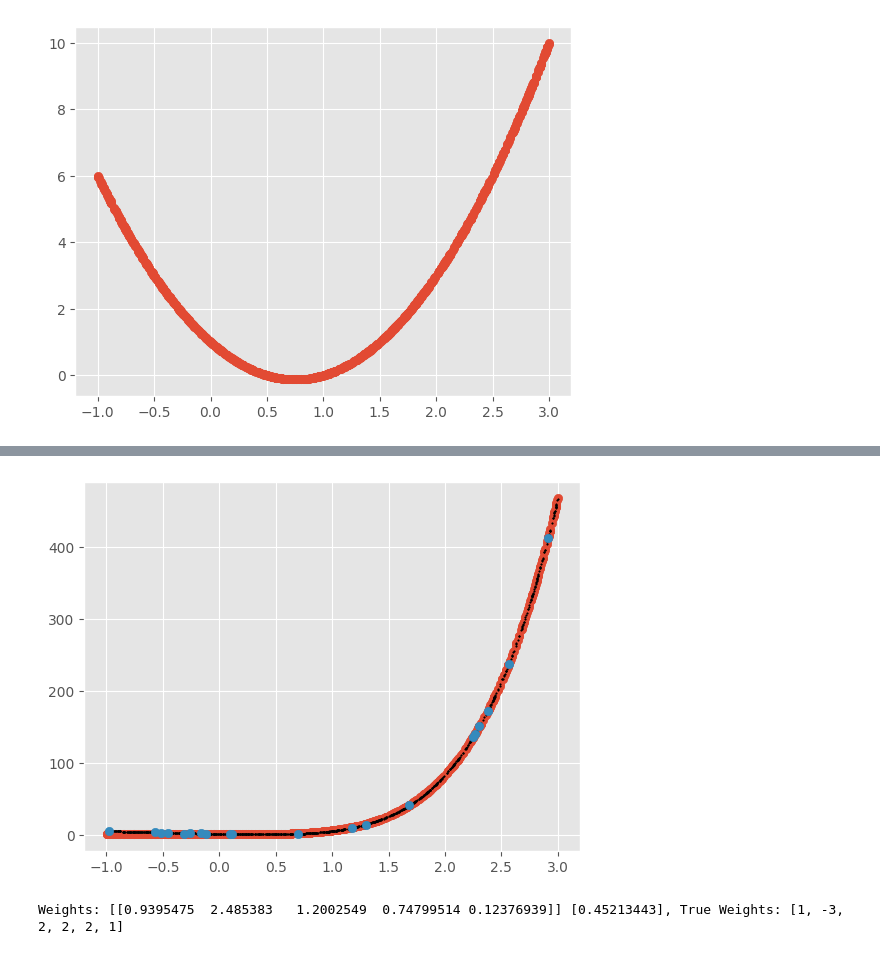
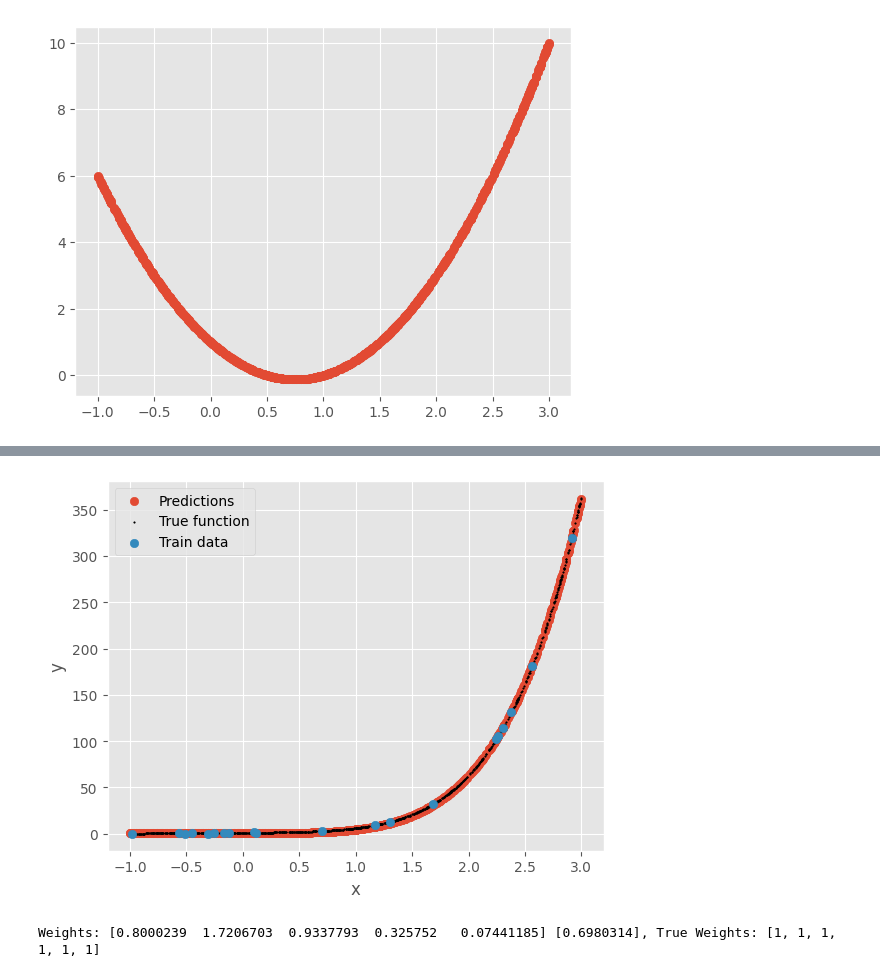
Before and after one commit to Crashprn/DeepLearningTheory, a Jupyter notebook: HW-2/Grogan_Cody_HW2Code.ipynb, the cells around one changed output, grey strips where cells are left out. Cells and saved outputs as stored; diff of their text form; code cells hidden in the pictures.

```diff
--- a/HW-2/Grogan_Cody_HW2Code.ipynb
+++ b/HW-2/Grogan_Cody_HW2Code.ipynb
@@ -135,26 +141,29 @@ Weights: [[ 1.7837538 -2.4503436]] [1.134057], True Weights: [2, -3, 1]
 # %%
 '''*** Create the data for a 5 degree polynomial and fit it. Should you get a better MSE than for the previous two models?.
 hint: you might need to play with the learning rate until you obtain a good value
 ***'''
-params = [1, -3, 2, 2, 2, 1]
+params = [1, 1, 1, 1, 1, 1]
 x_5_poly,y_5_poly = generate_poly_data(20, 0.5, params)
 x_5_test, y_5_poly_test = generate_poly_data(1000, 0.0, params)
 x_5_poly_inputs = np.array([[i, i**2, i**3, i**4, i**5] for i in x_5_poly])
 x_5_poly_test = np.array([[i, i**2, i**3, i**4, i**5] for i in x_5_test])
 
 model = pytorchLR(n_epochs = 5000, weight_decay = 0, lr = .4e-4, input_n= 5)
 model.fit(x_5_poly_inputs, y_5_poly[:, None])
 
 y_hat = model.predict(x_5_poly_test[:, None])
-plt.scatter(x_5_test, y_hat)
-plt.scatter(x_5_test, y_5_poly_test, c = "black", s = 1)
-plt.scatter(x_5_poly, y_5_poly)
+plt.scatter(x_5_test, y_hat, label = "Predictions")
+plt.scatter(x_5_test, y_5_poly_test, c = "black", s = 1, label="True function")
+plt.scatter(x_5_poly, y_5_poly, label = "Train data")
+plt.legend()
+plt.xlabel("x")
+plt.ylabel("y")
 plt.show()
 
-print(f"Weights: {np.flip(to_numpy(model.module.regressionLayer.weight))} {np.flip(to_numpy(model.module.regressionLayer.bias))}, True Weights: {params}")
+print(f"Weights: {np.flip(to_numpy(model.module.regressionLayer.weight))[0]} {np.flip(to_numpy(model.module.regressionLayer.bias))}, True Weights: {params}")
 # %% [output]
-[figure, old version]
+[figure, new version]
-Weights: [[0.9395475  2.485383   1.2002549  0.74799514 0.12376939]] [0.45213443], True Weights: [1, -3, 2, 2, 2, 1]
+Weights: [0.8000239  1.7206703  0.9337793  0.325752   0.07441185] [0.6980314], True Weights: [1, 1, 1, 1, 1, 1]
 # %%
 '''*** Create a for loop for different values of sigma = [0.1, 0.5, 1], and N = [15, 100]
 use a 5 degree polynomial model with different values for regularization
```
Also changed, not shown: parts of 3 cells of this notebook, 4 other files.
